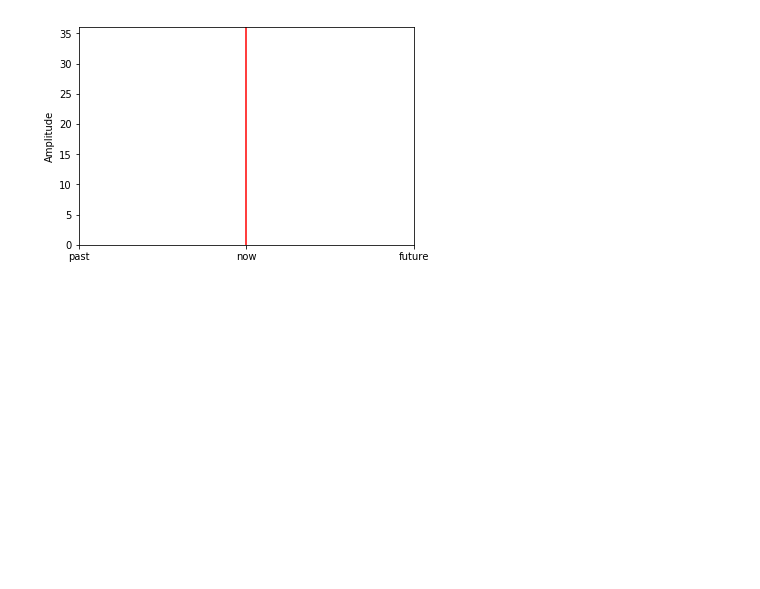
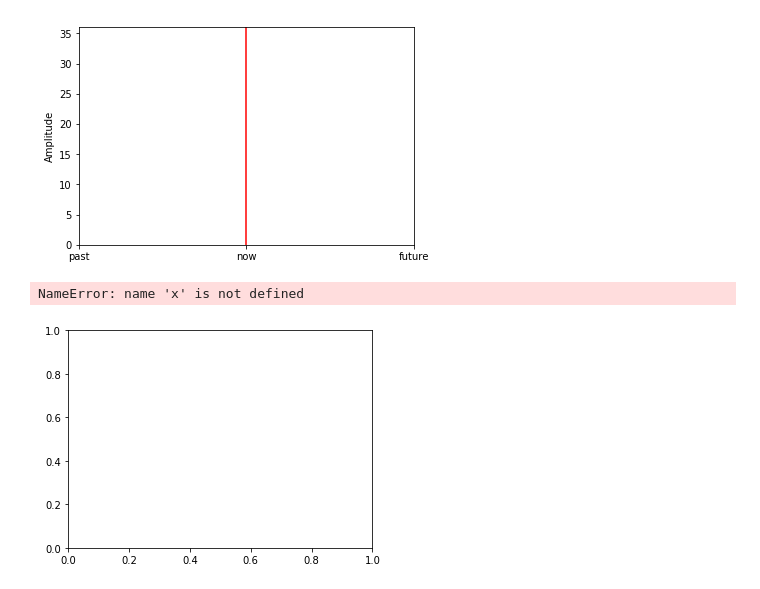
Before and after one commit to crcali/BrainBot, a Jupyter notebook: Neurosignal processing and display.ipynb, the cells around one changed output. Cells and saved outputs as stored; diff of their text form; code cells hidden in the pictures; blank space fills up the shorter version.

```diff
--- a/Neurosignal processing and display.ipynb
+++ b/Neurosignal processing and display.ipynb
@@ -57,0 +62,10 @@ HTML(ani.to_html5_video())
+# %%
+fig = plt.figure(figsize=(8,4))
+gs = gridspec.GridSpec(1, 2, width_ratios=[3, 1])
+ax0 = plt.subplot(gs[0])
+ax0.plot(x, y)
+ax1 = plt.subplot(gs[1])
+ax1.plot(y, x)
+# %% [output]
+NameError: name 'x' is not defined
+[figure, added]
```
Also changed, not shown: parts of 1 cell of this notebook, 1 other file.
